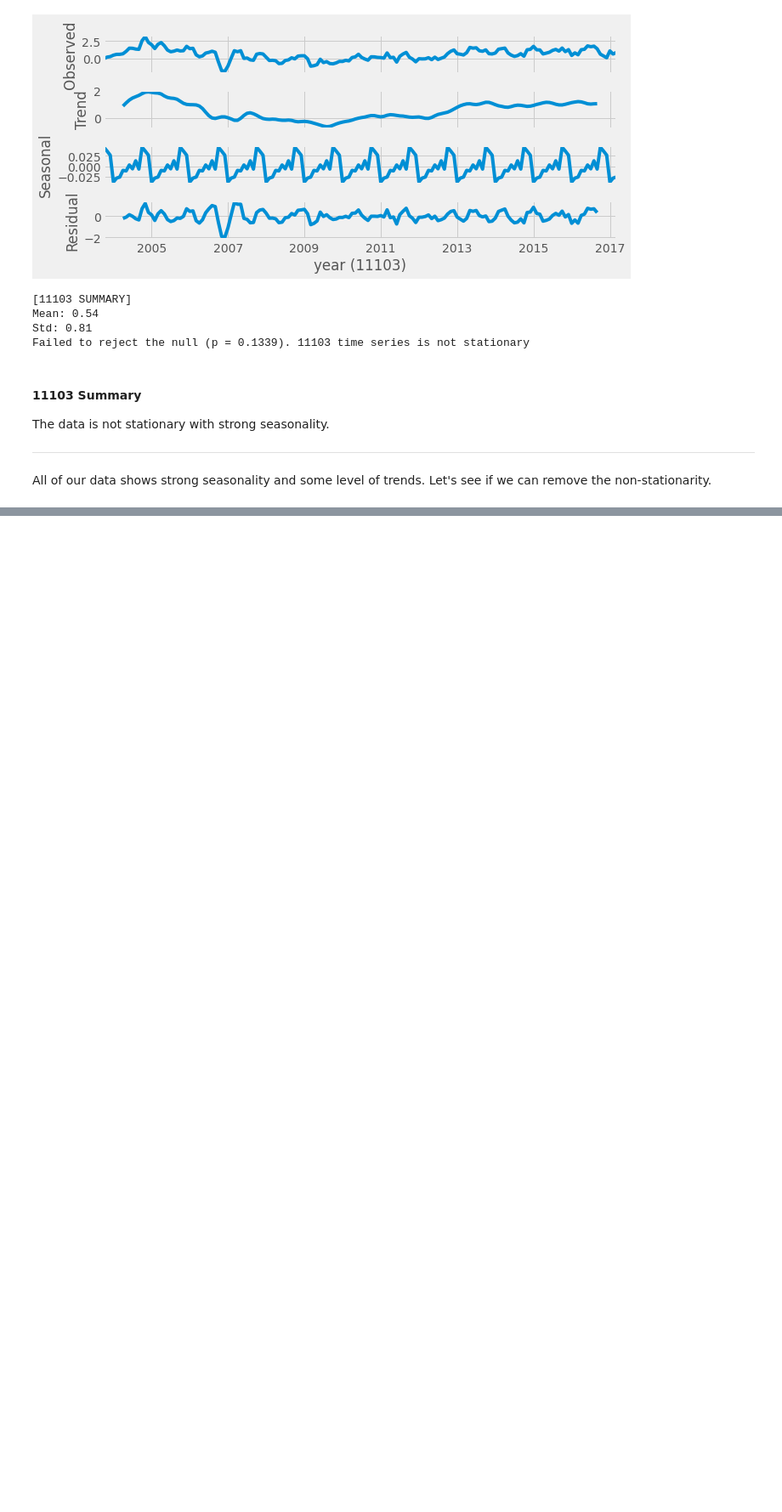
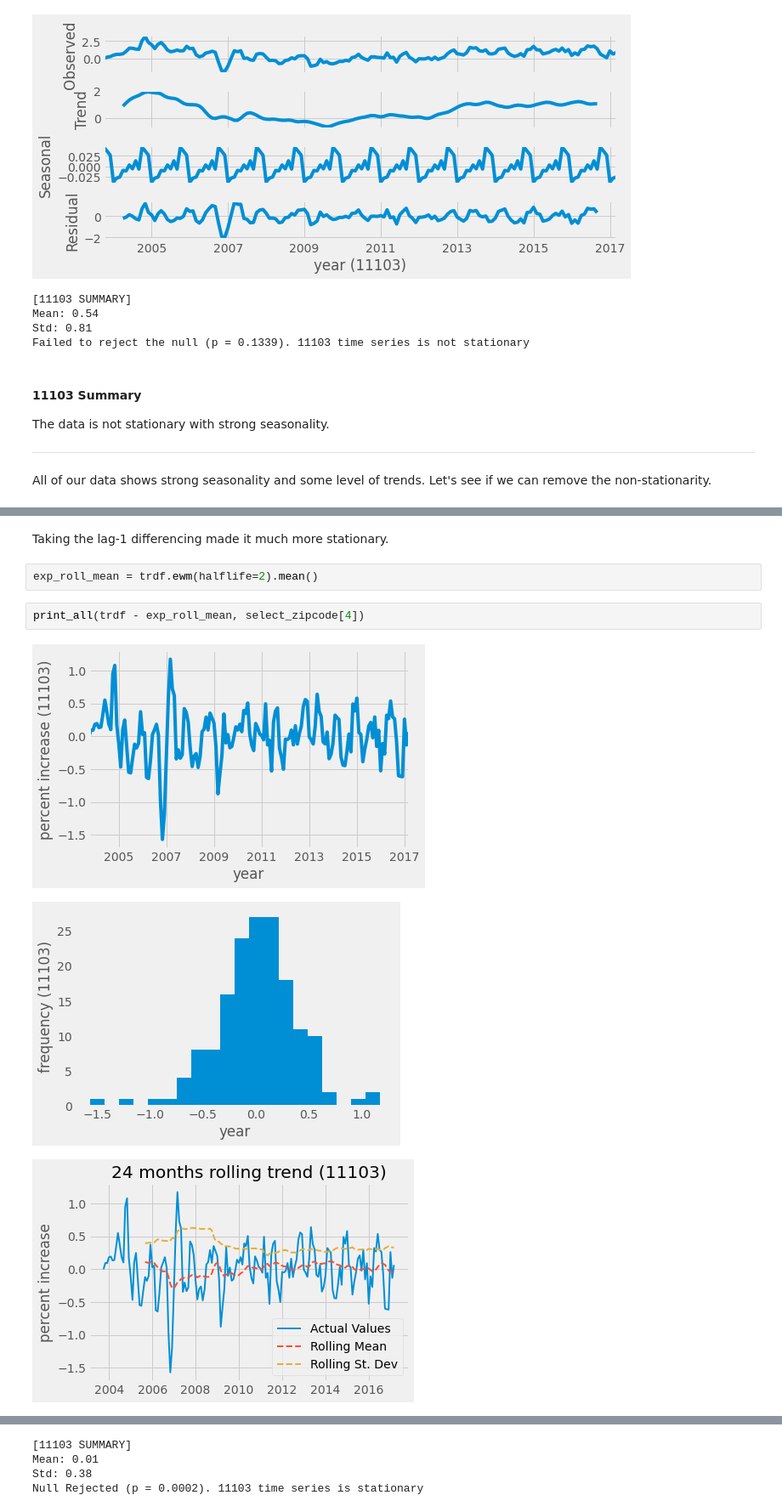
Before and after one commit to stereopickle/real_estate_prediction, a Jupyter notebook: 010.Exploratory_Data_Analysis.ipynb, the cells around one changed output, grey strips where cells are left out. Shown at 85% size. Saved outputs shown, nothing was run; the diff lists cells and outputs as text; blank space fills up the shorter version.

```diff
--- a/010.Exploratory_Data_Analysis.ipynb
+++ b/010.Exploratory_Data_Analysis.ipynb
@@ -227,0 +251,10 @@ All of our data shows strong seasonality and some level of trends. Let's see if
+# %% [markdown]
+Taking the lag-1 differencing made it much more stationary.
+# %%
+exp_roll_mean = trdf.ewm(halflife=2).mean()
+# %%
+print_all(trdf - exp_roll_mean, select_zipcode[4])
+# %% [output]
+[figure, added]
+[figure, added]
+[figure, added]
@@ -227,0 +262,4 @@ All of our data shows strong seasonality and some level of trends. Let's see if
+[11103 SUMMARY]
+Mean: 0.01
+Std: 0.38
+Null Rejected (p = 0.0002). 11103 time series is stationary
```
Also changed, not shown: parts of 12 cells of this notebook.
